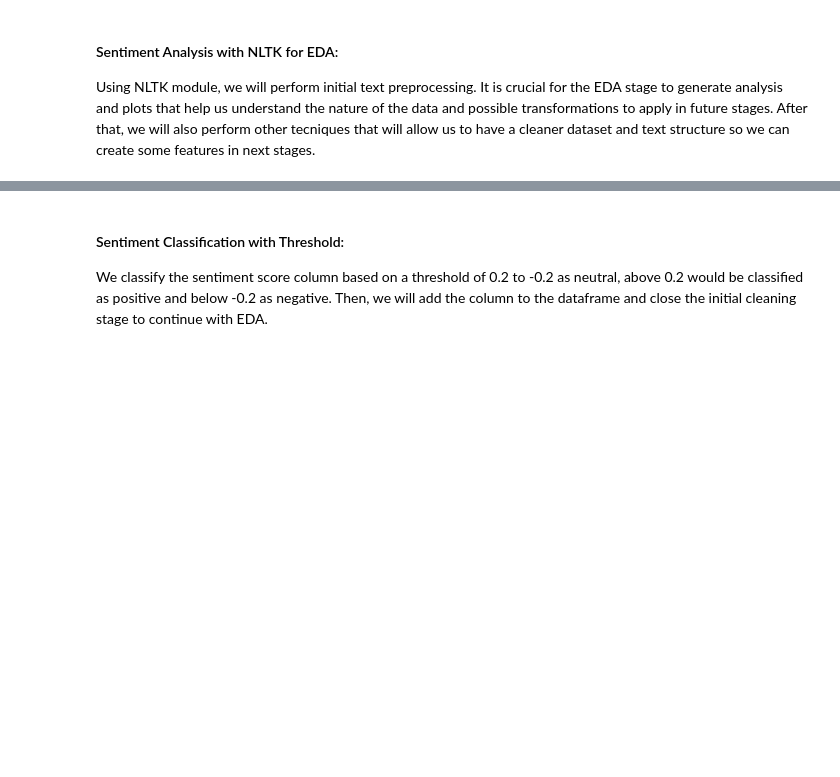
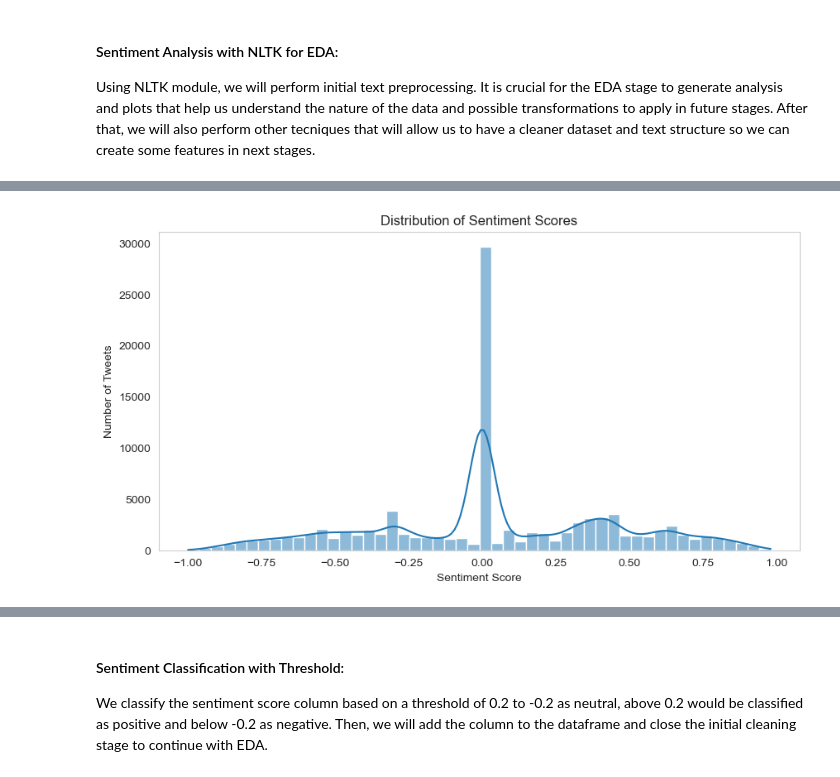
Before and after one commit to CamiloDS16/nlp-sentiment-analysis-X-csupport, a Jupyter notebook: notebooks/data-wrangling-cleaning.ipynb, the cells around one changed output, grey strips where cells are left out. Saved outputs shown, nothing was run; the diff lists cells and outputs as text; code cells hidden in the pictures; blank space fills up the shorter version.

Commit message:
Renamed project directory, change scope of data wranling and eda

```diff
--- a/notebooks/data-wrangling-cleaning.ipynb
+++ b/notebooks/data-wrangling-cleaning.ipynb
@@ -351,0 +304,23 @@ df['sentiment'] = df['query_text'].apply(lambda x: sia.polarity_scores(x)['compo
+# %%
+def perform_sentiment_analysis(df, text_column):
+    """
+    Perform sentiment analysis on the specified column of text in the dataframe.
+
+    Args:
+    df (pd.DataFrame): The dataframe containing the text data.
+    text_column (str): The name of the column containing the text to analyze.
+
+    Returns:
+    pd.DataFrame: The original dataframe with a new column for sentiment scores.
+    """
+    sia = SentimentIntensityAnalyzer()
+    try:
+        df['sentiment'] = df[text_column].apply(lambda x: sia.polarity_scores(x)['compound'])
+        logging.info("Sentiment analysis applied successfully")
+    except Exception as e:
+        df['sentiment'] = None
+        logging.error(f"Error during sentiment analysis: {e}")
+    return df
+
+# Apply sentiment analysis to the dataframe
+df = perform_sentiment_analysis(df, 'cleaned_text')
@@ -351,0 +329,17 @@ df['sentiment'] = df['query_text'].apply(lambda x: sia.polarity_scores(x)['compo
+# %%
+def visualize_sentiment_distribution(df):
+    """Visualize the distribution of sentiment scores."""
+    try:
+        plt.figure(figsize=(10, 5))
+        sns.histplot(df['sentiment'], bins=50, kde=True)
+        plt.title('Distribution of Sentiment Scores')
+        plt.xlabel('Sentiment Score')
+        plt.ylabel('Number of Tweets')
+        plt.grid(False)
+        plt.show()
+    except Exception as e:
+        logging.error(f"Error visualizing sentiment distribution: {e}")
+
+visualize_sentiment_distribution(df)
+# %% [output]
+[figure, added]
```
Also changed, not shown: parts of 26 cells of this notebook, 1 other file.
